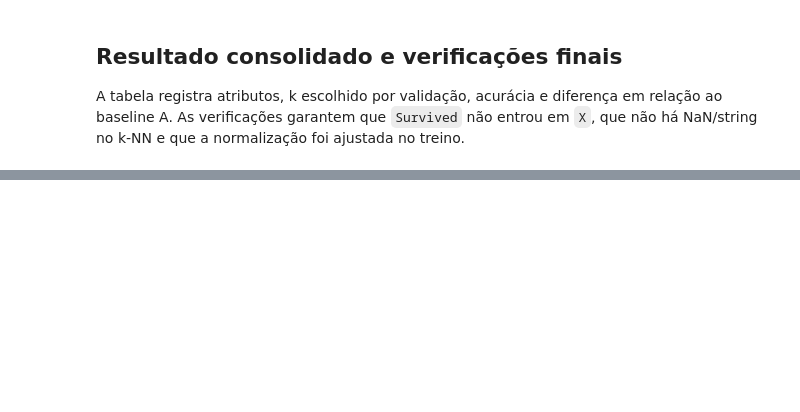
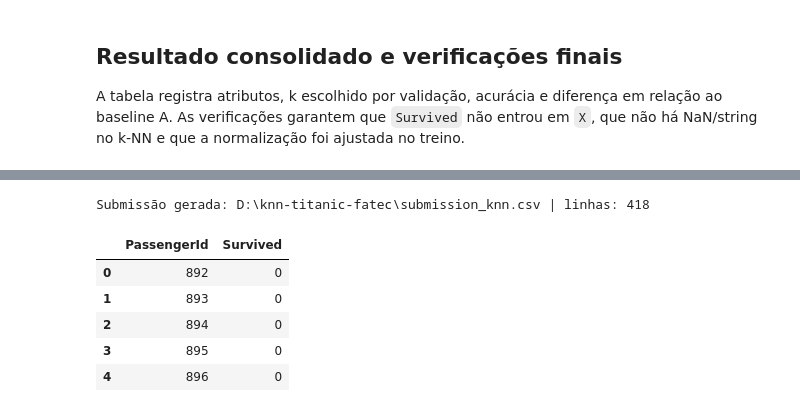
Before and after one commit to wellingtonspdev/knn-titanic-fatec, a Jupyter notebook: notebooks/knn_titanic.ipynb, the cells around one changed output, grey strips where cells are left out. Saved outputs shown, nothing was run; the diff lists cells and outputs as text; code cells hidden in the pictures; blank space fills up the shorter version.

```diff
--- a/notebooks/knn_titanic.ipynb
+++ b/notebooks/knn_titanic.ipynb
@@ -209,0 +445,35 @@ print('Validações finais: PASS — sem NaN, apenas números, alvo fora de X e
+# %%
+external_test = pd.read_csv(PROJECT_ROOT / 'data' / 'test.csv')
+submission_example = pd.read_csv(PROJECT_ROOT / 'data' / 'gender_submission.csv')
+validate_titanic_dataset(external_test, require_target=False)
+assert list(submission_example.columns) == ['PassengerId', 'Survived']
+assert external_test['PassengerId'].equals(submission_example['PassengerId'])
+
+# O modelo final usa todo o train.csv somente após a avaliação interna já concluída.
+final_preprocessor = fit_preprocessor(titanic)
+full_train_prepared = transform_features(titanic, final_preprocessor, use_family_size=True)
+full_test_prepared = transform_features(external_test, final_preprocessor, use_family_size=True)
+final_features = experiments['C']['features']
+final_scale = fit_min_max(full_train_prepared[final_features], ['Age', 'Fare', 'FamilySize'])
+X_full_train = apply_min_max(full_train_prepared[final_features], final_scale)
+X_external_test = apply_min_max(full_test_prepared[final_features], final_scale)
+final_model = KNeighborsClassifier(n_neighbors=experiments['C']['k']).fit(X_full_train, target)
+submission = pd.DataFrame({
+    'PassengerId': external_test['PassengerId'],
+    'Survived': final_model.predict(X_external_test).astype(int),
+})
+submission_path = PROJECT_ROOT / 'submission_knn.csv'
+submission.to_csv(submission_path, index=False)
+assert submission.shape == (418, 2)
+assert submission.columns.tolist() == ['PassengerId', 'Survived']
+assert submission['PassengerId'].equals(external_test['PassengerId'])
+print(f'Submissão gerada: {submission_path} | linhas: {len(submission)}')
+display(submission.head())
+# %% [output]
+Submissão gerada: D:\knn-titanic-fatec\submission_knn.csv | linhas: 418
+|  | PassengerId | Survived |
+| 0 | 892 | 0 |
+| 1 | 893 | 0 |
+| 2 | 894 | 0 |
+| 3 | 895 | 0 |
+| 4 | 896 | 0 |
```
Also changed, not shown: parts of 14 cells of this notebook, 8 other files.
